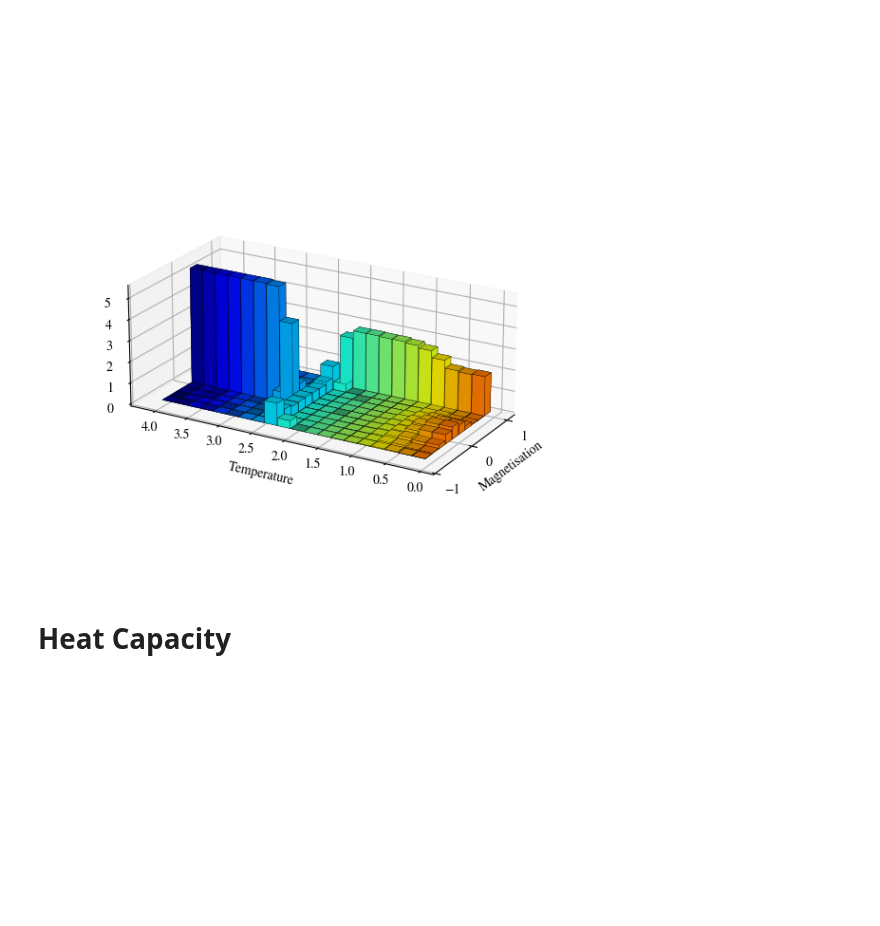
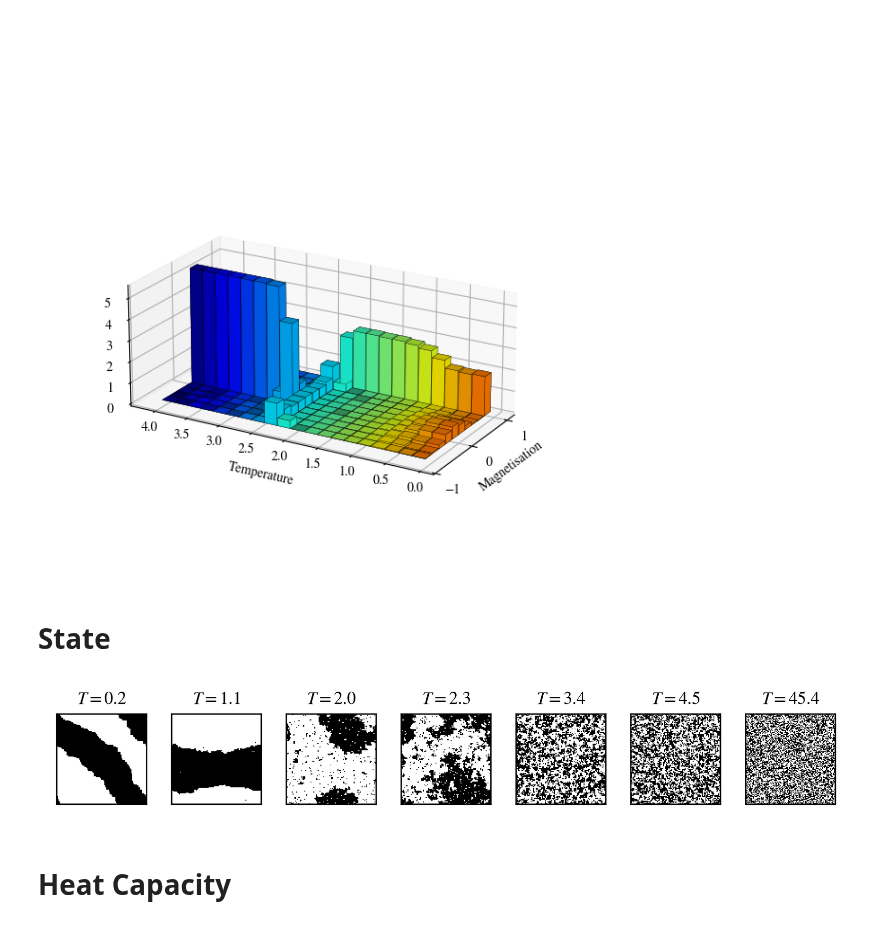
Before and after one commit to ashmat98/ising-model, a Jupyter notebook: python/Results.ipynb, the cells around one changed output. Saved outputs shown, nothing was run; the diff lists cells and outputs as text; code cells hidden in the pictures; blank space fills up the shorter version.

```diff
--- a/python/Results.ipynb
+++ b/python/Results.ipynb
@@ -188,6 +188,28 @@ plt.tight_layout()
 plt.show()
 # %% [output]
 [figure]
+# %% [markdown]
+# State
+# %%
+with open("dumps/states-N100.pkl", "rb") as f:
+    results = pickle.load(f)
+results = np.asarray(results)[[2,1,0,3,4,5,6]]
+# %%
+plt.figure(figsize=(6.5,2), dpi=500)
+for i, (_, T, state) in enumerate(results):
+    plt.subplot(1, len(results), i+1, )
+
+    plt.title(f"$T={T:0.1f}$", fontdict=dict(size=10))
+    if state.mean()<0:
+        state = -state
+    plt.imshow(state, cmap="gray", rasterized=True)
+    plt.xticks([])
+    plt.yticks([])
+
+plt.tight_layout()
+plt.savefig("figs/states100.pdf")
+# %% [output]
+[figure, added]
 # %% [markdown]
 # Heat Capacity
 # %%
```
Also changed, not shown: 2 other files.
